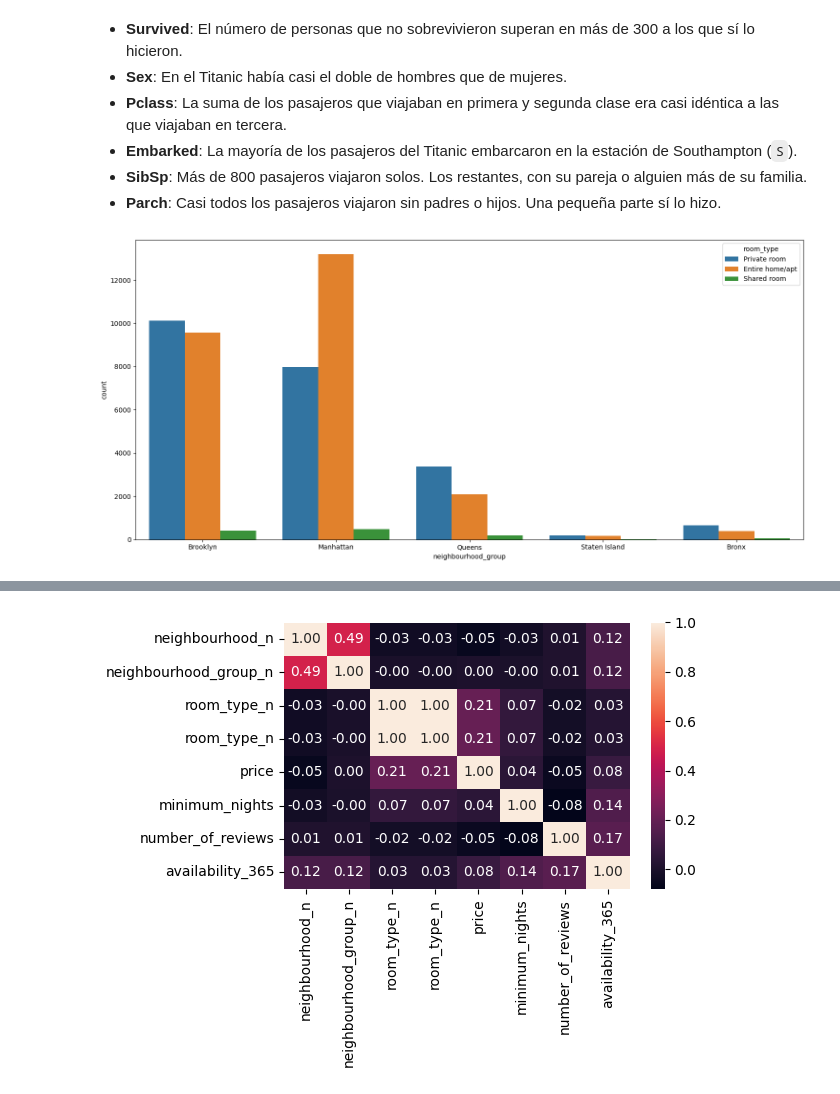
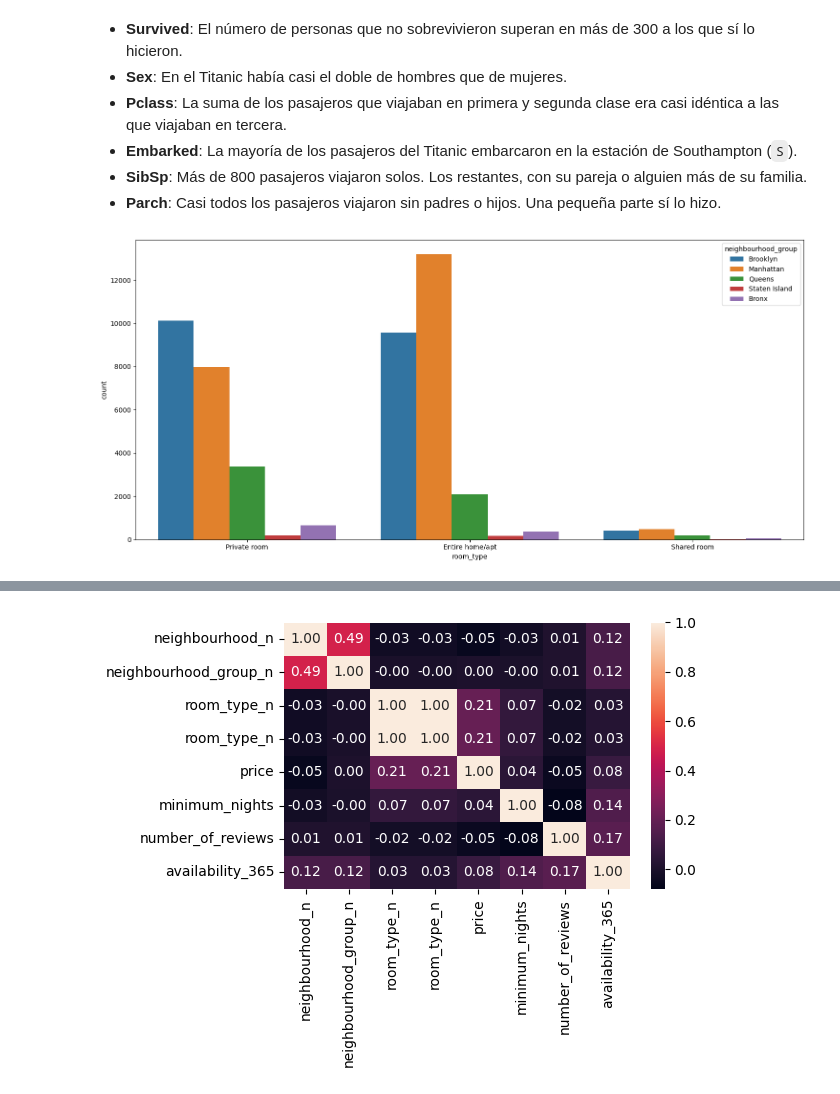
Before and after one commit to Jmajado/machine-learning-python-template, a Jupyter notebook: src/explore.ipynb, the cells around one changed output, grey strips where cells are left out. Saved outputs shown, nothing was run; the diff lists cells and outputs as text; code cells hidden in the pictures.

```diff
--- a/src/explore.ipynb
+++ b/src/explore.ipynb
@@ -131,13 +203,13 @@ plt.show()
 # %%
 #Analisis categorico-categorico
 
 fig, axis = plt.subplots(figsize = (15, 7))
-sns.countplot(data = data_limpio, x = "neighbourhood_group", hue = "room_type")
+sns.countplot(data = data_limpio, x = "room_type", hue = "neighbourhood_group")
 
 
 plt.tight_layout()
 
 
 plt.show()
 # %% [output]
-[figure, old version]
+[figure, new version]
```
Also changed, not shown: parts of 17 cells of this notebook, 20 other files.
